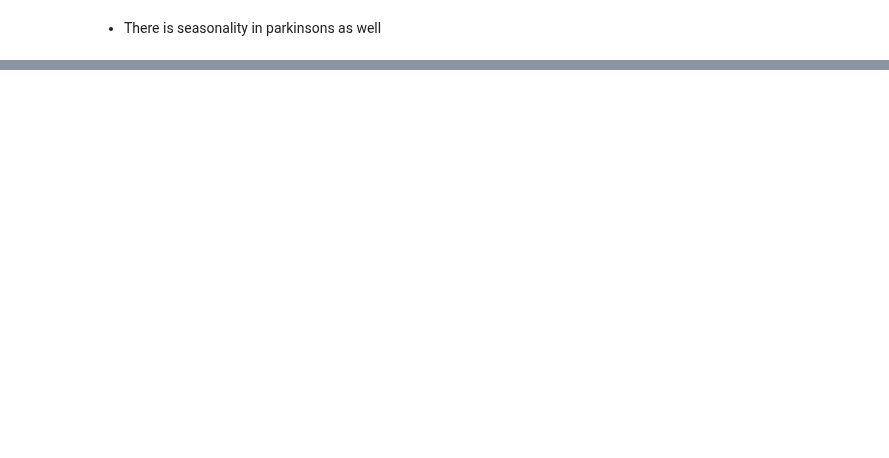
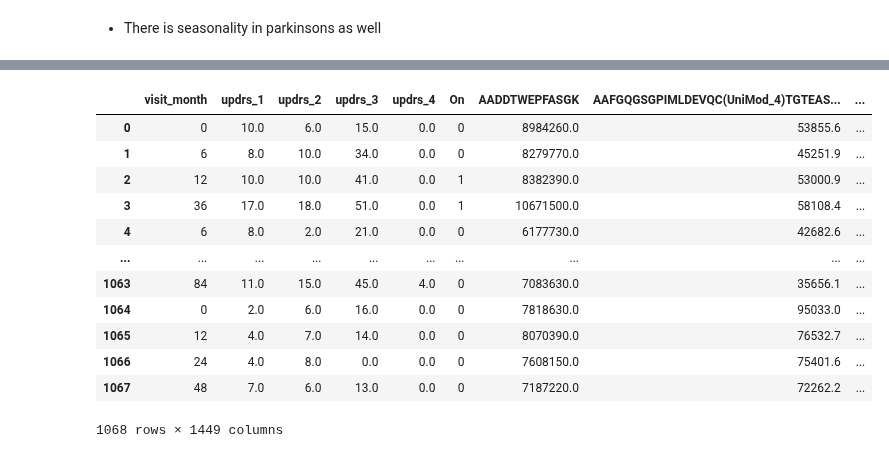
Before and after one commit to Payal-dh/ParkinsonsProgressionModel, a Jupyter notebook: Data Exploration .ipynb, the cells around one changed output, grey strips where cells are left out. Drawn from its saved outputs; the diff is of its cells as text; code cells hidden in the pictures; blank space fills up the shorter version.

```diff
--- a/Data Exploration .ipynb
+++ b/Data Exploration .ipynb
@@ -62,0 +64,18 @@ plt.plot(drug['visit_month'], drug['sum_score'])
+# %%
+df2 = pd.read_csv('Resources_Clean/Result_Protein_Peptide_Combine.csv')
+# %%
+df2
+# %% [output]
+|  | visit_month | updrs_1 | updrs_2 | updrs_3 | updrs_4 | On | AADDTWEPFASGK | AAFGQGSGPIMLDEVQC(UniMod_4)TGTEAS... | ... |
+| 0 | 0 | 10.0 | 6.0 | 15.0 | 0.0 | 0 | 8984260.0 | 53855.6 | ... |
+| 1 | 6 | 8.0 | 10.0 | 34.0 | 0.0 | 0 | 8279770.0 | 45251.9 | ... |
+| 2 | 12 | 10.0 | 10.0 | 41.0 | 0.0 | 1 | 8382390.0 | 53000.9 | ... |
+| 3 | 36 | 17.0 | 18.0 | 51.0 | 0.0 | 1 | 10671500.0 | 58108.4 | ... |
+| 4 | 6 | 8.0 | 2.0 | 21.0 | 0.0 | 0 | 6177730.0 | 42682.6 | ... |
+| ... | ... | ... | ... | ... | ... | ... | ... | ... | ... |
+| 1063 | 84 | 11.0 | 15.0 | 45.0 | 4.0 | 0 | 7083630.0 | 35656.1 | ... |
+| 1064 | 0 | 2.0 | 6.0 | 16.0 | 0.0 | 0 | 7818630.0 | 95033.0 | ... |
+| 1065 | 12 | 4.0 | 7.0 | 14.0 | 0.0 | 0 | 8070390.0 | 76532.7 | ... |
+| 1066 | 24 | 4.0 | 8.0 | 0.0 | 0.0 | 0 | 7608150.0 | 75401.6 | ... |
+| 1067 | 48 | 7.0 | 6.0 | 13.0 | 0.0 | 0 | 7187220.0 | 72262.2 | ... |
+1068 rows × 1449 columns
```
Also changed, not shown: parts of 13 cells of this notebook.
